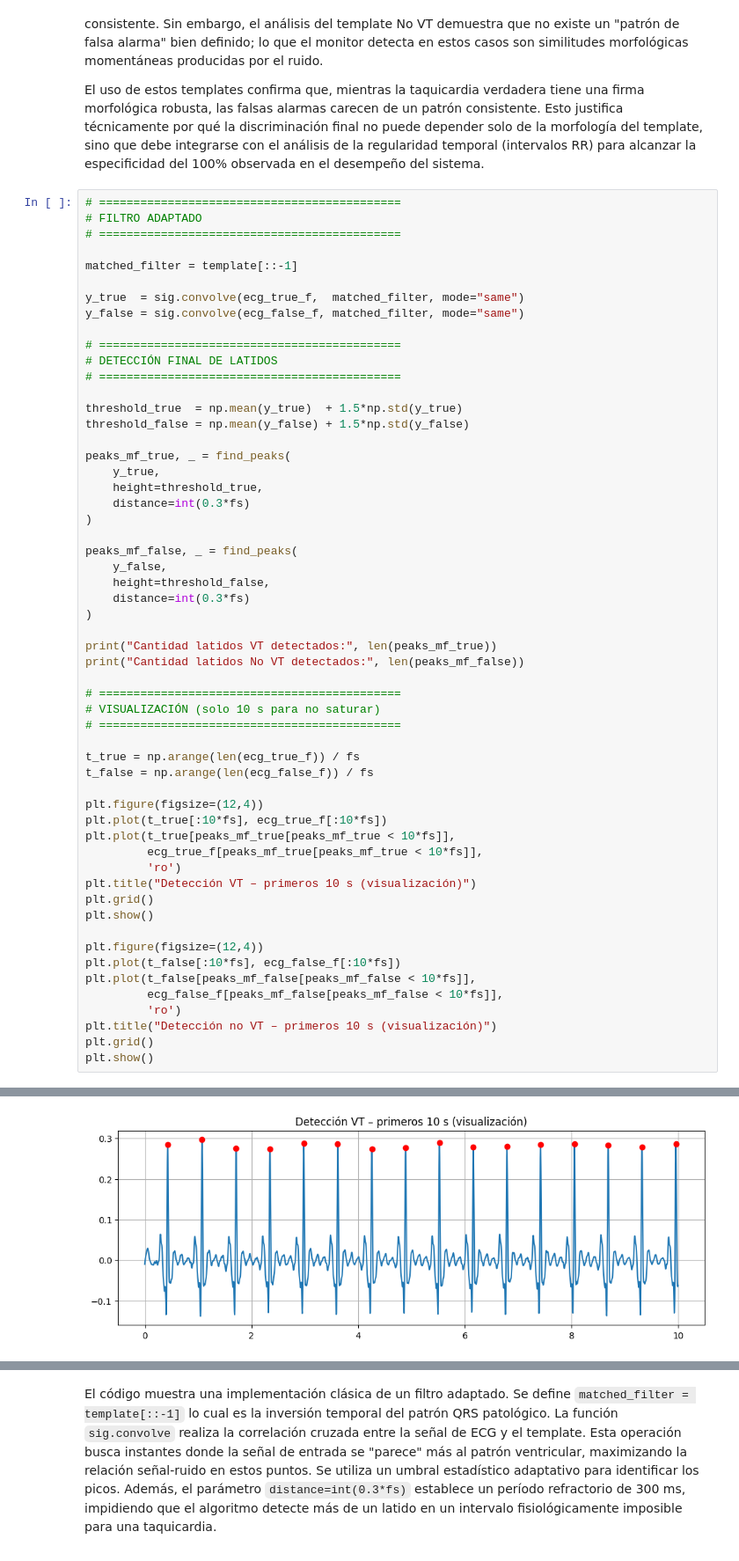
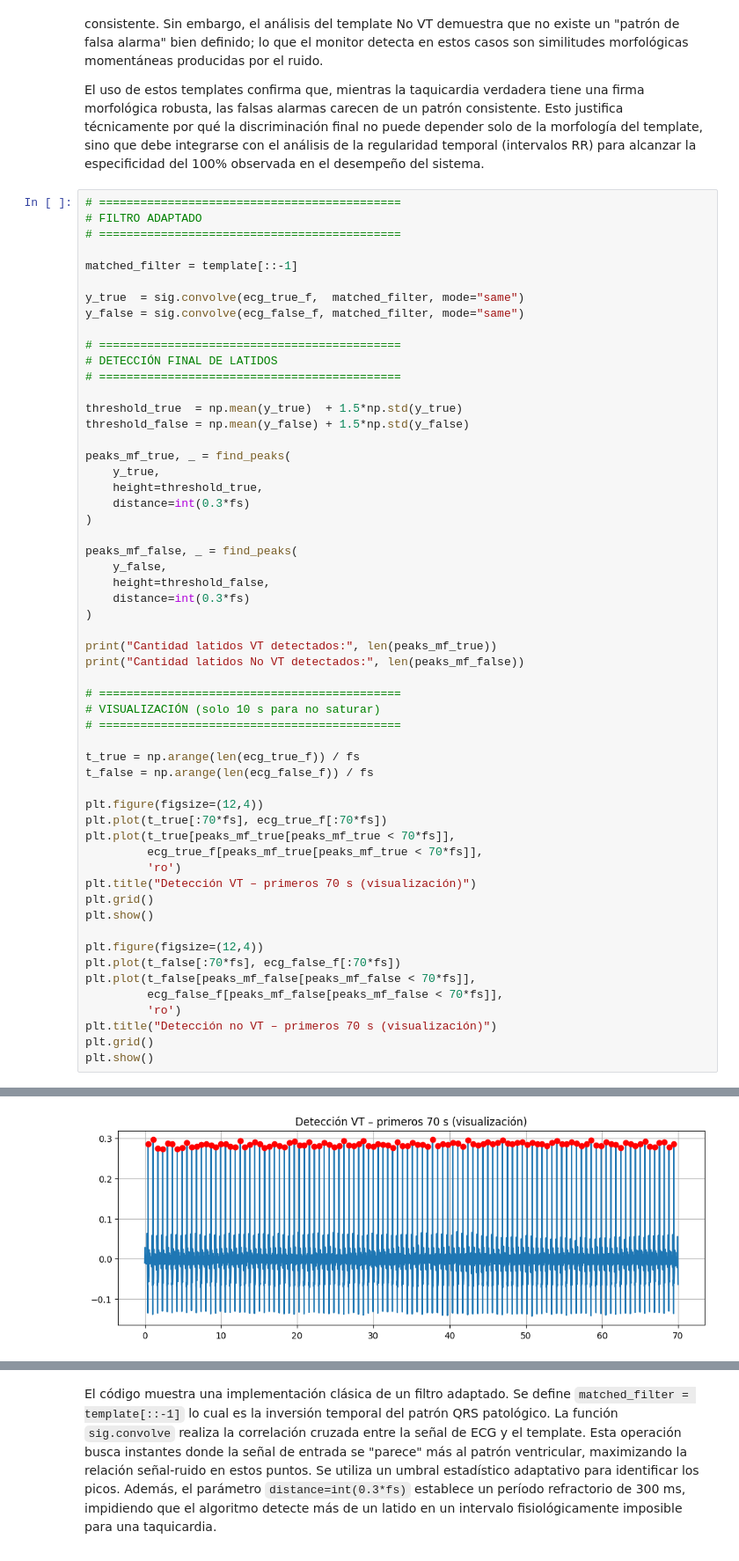
Before and after one commit to aguspaolini/aps-Paolini-Rosso, a Jupyter notebook: Borrador Final.ipynb, the cells around one changed output, grey strips where cells are left out. Shown at 88% size. Drawn from its saved outputs; the diff is of its cells as text.

```diff
--- a/Borrador Final.ipynb
+++ b/Borrador Final.ipynb
@@ -362,39 +362,39 @@ peaks_mf_true, _ = find_peaks(
 )
 
 peaks_mf_false, _ = find_peaks(
     y_false,
     height=threshold_false,
     distance=int(0.3*fs)
 )
 
 print("Cantidad latidos VT detectados:", len(peaks_mf_true))
 print("Cantidad latidos No VT detectados:", len(peaks_mf_false))
 
 # ============================================
 # VISUALIZACIÓN (solo 10 s para no saturar)
 # ============================================
 
 t_true = np.arange(len(ecg_true_f)) / fs
 t_false = np.arange(len(ecg_false_f)) / fs
 
 plt.figure(figsize=(12,4))
-plt.plot(t_true[:10*fs], ecg_true_f[:10*fs])
-plt.plot(t_true[peaks_mf_true[peaks_mf_true < 10*fs]],
-         ecg_true_f[peaks_mf_true[peaks_mf_true < 10*fs]],
+plt.plot(t_true[:70*fs], ecg_true_f[:70*fs])
+plt.plot(t_true[peaks_mf_true[peaks_mf_true < 70*fs]],
+         ecg_true_f[peaks_mf_true[peaks_mf_true < 70*fs]],
          'ro')
-plt.title("Detección VT – primeros 10 s (visualización)")
+plt.title("Detección VT – primeros 70 s (visualización)")
 plt.grid()
 plt.show()
 
 plt.figure(figsize=(12,4))
-plt.plot(t_false[:10*fs], ecg_false_f[:10*fs])
-plt.plot(t_false[peaks_mf_false[peaks_mf_false < 10*fs]],
-         ecg_false_f[peaks_mf_false[peaks_mf_false < 10*fs]],
+plt.plot(t_false[:70*fs], ecg_false_f[:70*fs])
+plt.plot(t_false[peaks_mf_false[peaks_mf_false < 70*fs]],
+         ecg_false_f[peaks_mf_false[peaks_mf_false < 70*fs]],
          'ro')
-plt.title("Detección no VT – primeros 10 s (visualización)")
+plt.title("Detección no VT – primeros 70 s (visualización)")
 plt.grid()
 plt.show()
 # %% [output]
 Cantidad latidos VT detectados: 559
 Cantidad latidos No VT detectados: 715
-[figure, old version]
+[figure, new version]
```
Also changed, not shown: parts of 7 cells of this notebook.
